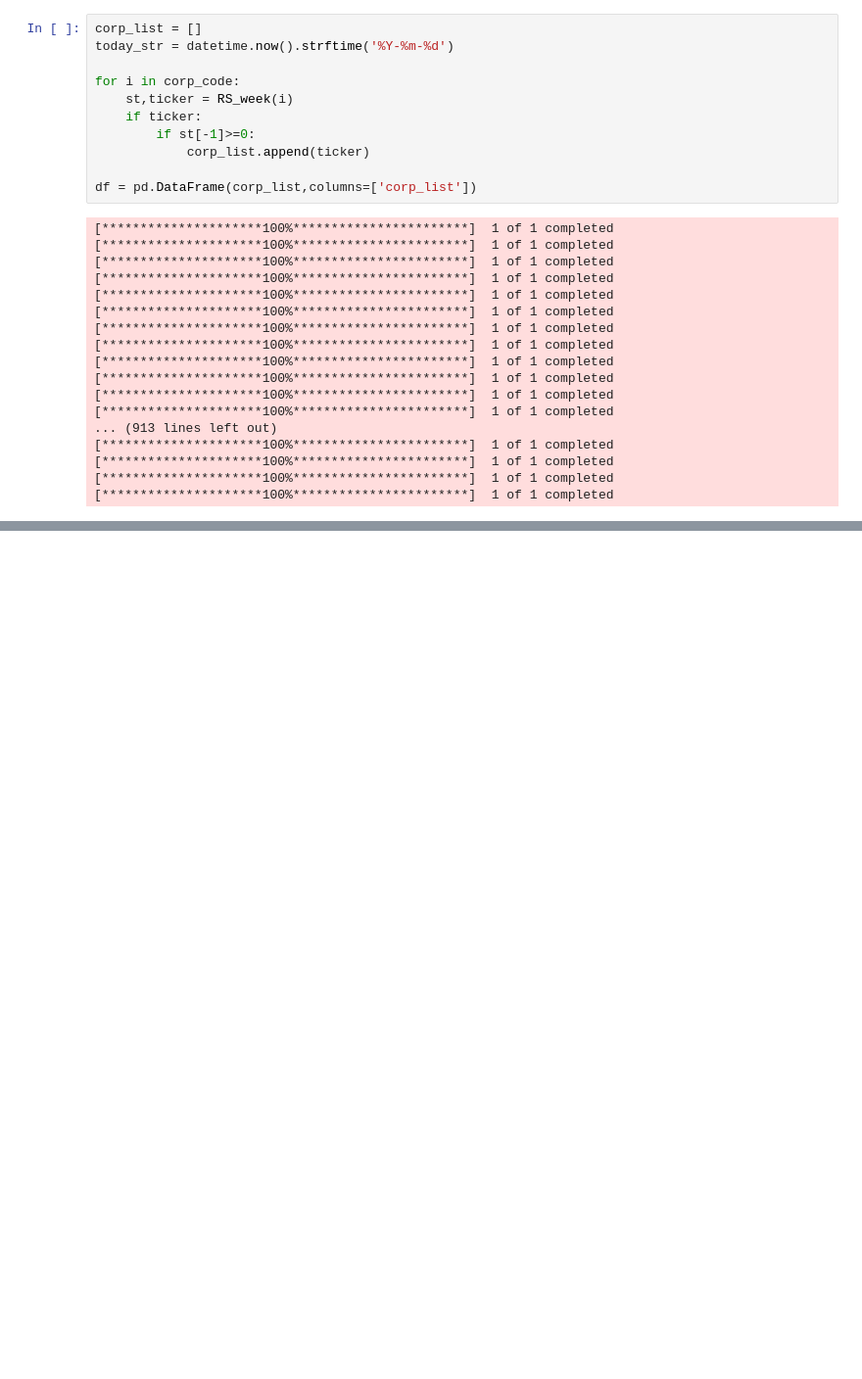
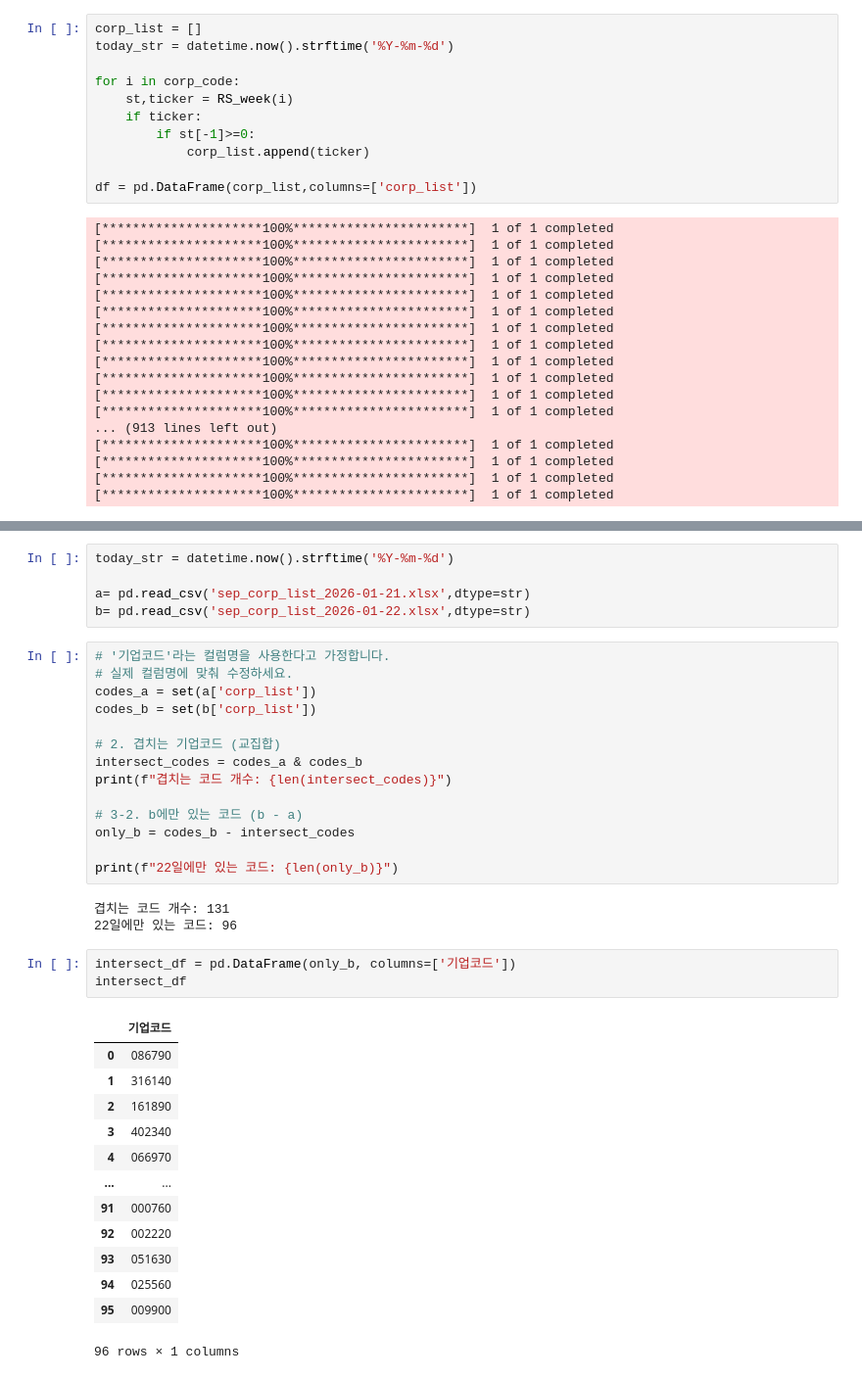
Before and after one commit to MinjunChoi24/JustStudy, a Jupyter notebook: Stock_analysis/Corp_code.ipynb, the cells around one changed output, grey strips where cells are left out. Shown at 98% size. Drawn from its saved outputs; the diff is of its cells as text; blank space fills up the shorter version.

```diff
--- a/Stock_analysis/Corp_code.ipynb
+++ b/Stock_analysis/Corp_code.ipynb
@@ -74,0 +76,39 @@ print(f"✅ {file_name} 파일 생성 및 저장 완료!")
+# %%
+today_str = datetime.now().strftime('%Y-%m-%d')
+
+a= pd.read_csv('sep_corp_list_2026-01-21.xlsx',dtype=str)
+b= pd.read_csv('sep_corp_list_2026-01-22.xlsx',dtype=str)
+# %%
+# '기업코드'라는 컬럼명을 사용한다고 가정합니다.
+# 실제 컬럼명에 맞춰 수정하세요.
+codes_a = set(a['corp_list'])
+codes_b = set(b['corp_list'])
+
+# 2. 겹치는 기업코드 (교집합)
+intersect_codes = codes_a & codes_b
+print(f"겹치는 코드 개수: {len(intersect_codes)}")
+
+# 3-2. b에만 있는 코드 (b - a)
+only_b = codes_b - intersect_codes
+
+print(f"22일에만 있는 코드: {len(only_b)}")
+# %% [output]
+겹치는 코드 개수: 131
+22일에만 있는 코드: 96
+# %%
+intersect_df = pd.DataFrame(only_b, columns=['기업코드'])
+intersect_df
+# %% [output]
+|  | 기업코드 |
+| 0 | 086790 |
+| 1 | 316140 |
+| 2 | 161890 |
+| 3 | 402340 |
+| 4 | 066970 |
+| ... | ... |
+| 91 | 000760 |
+| 92 | 002220 |
+| 93 | 051630 |
+| 94 | 025560 |
+| 95 | 009900 |
+96 rows × 1 columns
```
Also changed, not shown: parts of 3 cells of this notebook, 1 other file.
